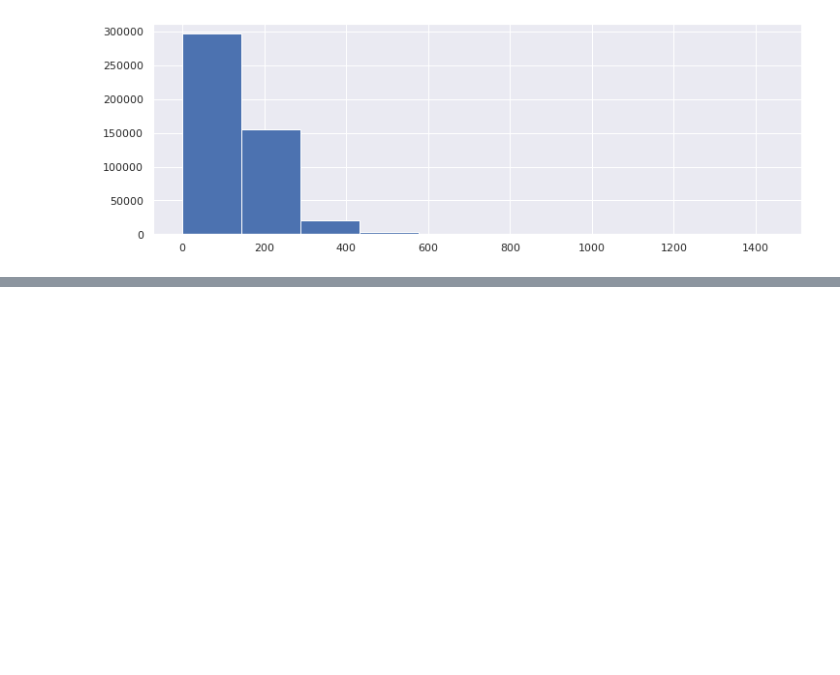
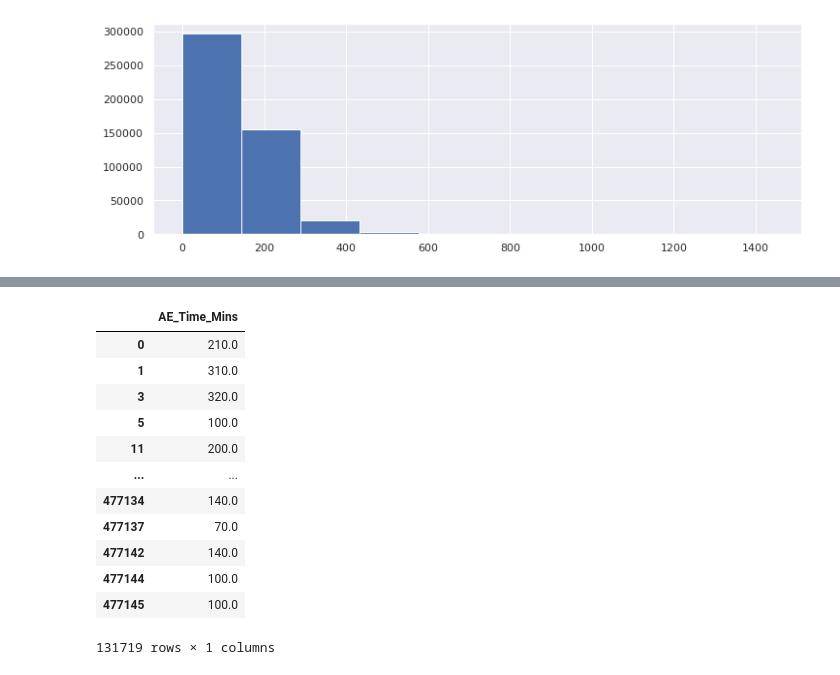
Before and after one commit to health-data-science-OR/stochastic_systems, a Jupyter notebook: labs/simulation/lab3/sim_lab3_simpler.ipynb, the cells around one changed output, grey strips where cells are left out. Drawn from its saved outputs; the diff is of its cells as text; code cells hidden in the pictures; blank space fills up the shorter version.

```diff
--- a/labs/simulation/lab3/sim_lab3_simpler.ipynb
+++ b/labs/simulation/lab3/sim_lab3_simpler.ipynb
@@ -159 +181,17 @@ ax[1].hist(under85s['AE_Time_Mins'],  density=True);
+# %%
+over65s['AE_Time_Mins'].to_frame()
+# %% [output]
+|  | AE_Time_Mins |
+| 0 | 210.0 |
+| 1 | 310.0 |
+| 3 | 320.0 |
+| 5 | 100.0 |
+| 11 | 200.0 |
+| ... | ... |
+| 477134 | 140.0 |
+| 477137 | 70.0 |
+| 477142 | 140.0 |
+| 477144 | 100.0 |
+| 477145 | 100.0 |
+131719 rows × 1 columns
 # %%
```
Also changed, not shown: parts of 12 cells of this notebook, 2 other files.
